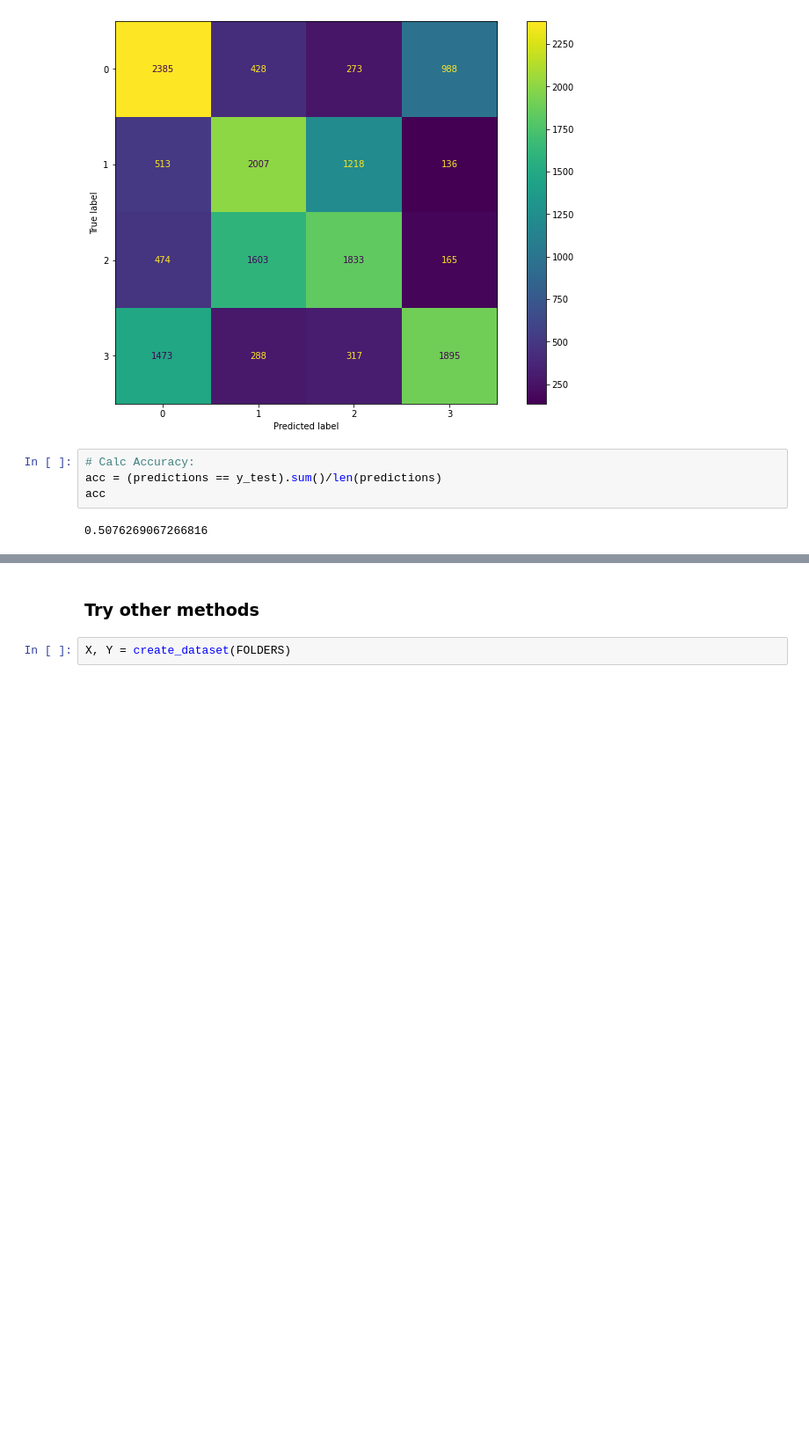
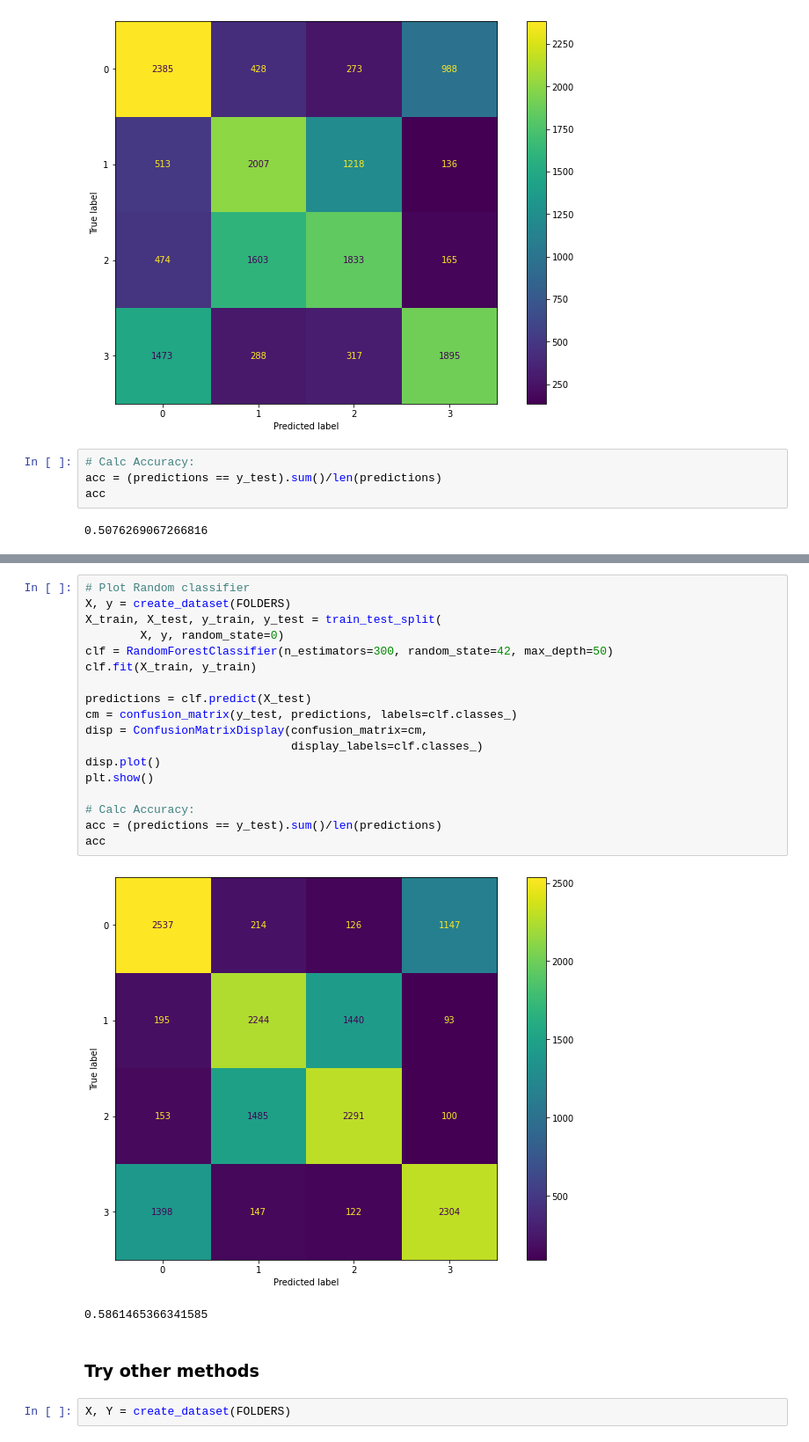
Before and after one commit to alexeyhorkin/ml_dl_with_topology_data, a Jupyter notebook: notebooks/ml_methods_merged_L_6.6.ipynb, the cells around one changed output, grey strips where cells are left out. Shown: that part at 88% size. Drawn from its saved outputs; the diff is of its cells as text; blank space fills up the shorter version.

```diff
--- a/notebooks/ml_methods_merged_L_6.6.ipynb
+++ b/notebooks/ml_methods_merged_L_6.6.ipynb
@@ -357,3 +384,24 @@ acc
+# %%
+# Plot Random classifier
+X, y = create_dataset(FOLDERS)
+X_train, X_test, y_train, y_test = train_test_split(
+        X, y, random_state=0)
+clf = RandomForestClassifier(n_estimators=300, random_state=42, max_depth=50)
+clf.fit(X_train, y_train)
+
+predictions = clf.predict(X_test)
+cm = confusion_matrix(y_test, predictions, labels=clf.classes_)
+disp = ConfusionMatrixDisplay(confusion_matrix=cm,
+                              display_labels=clf.classes_)
+disp.plot()
+plt.show()
+
+# Calc Accuracy:
+acc = (predictions == y_test).sum()/len(predictions)
+acc
+# %% [output]
+[figure, added]
+0.5861465366341585
 # %% [markdown]
 ### Try other methods
 # %%
```
Also changed, not shown: parts of 16 cells of this notebook, 5 other files.
